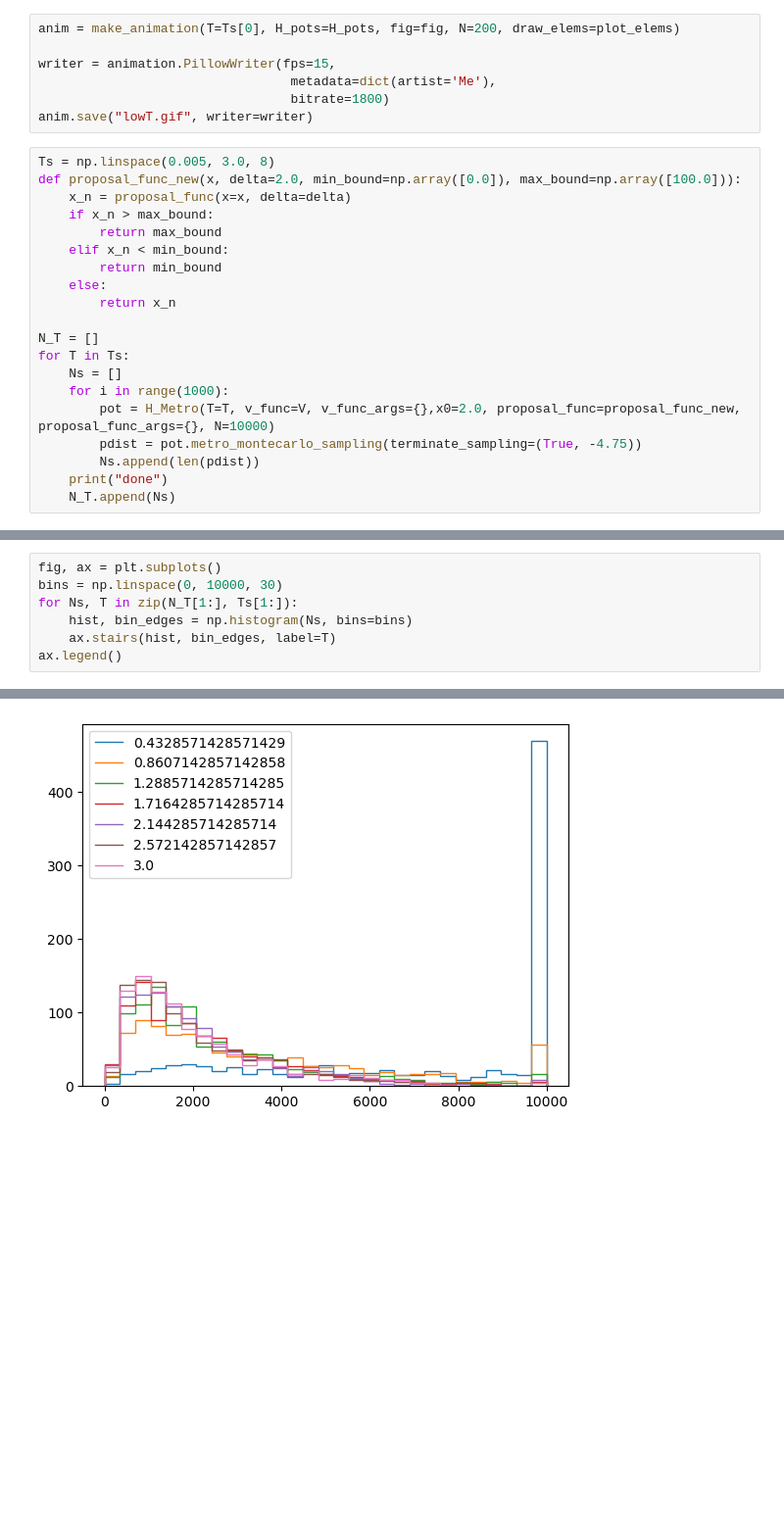
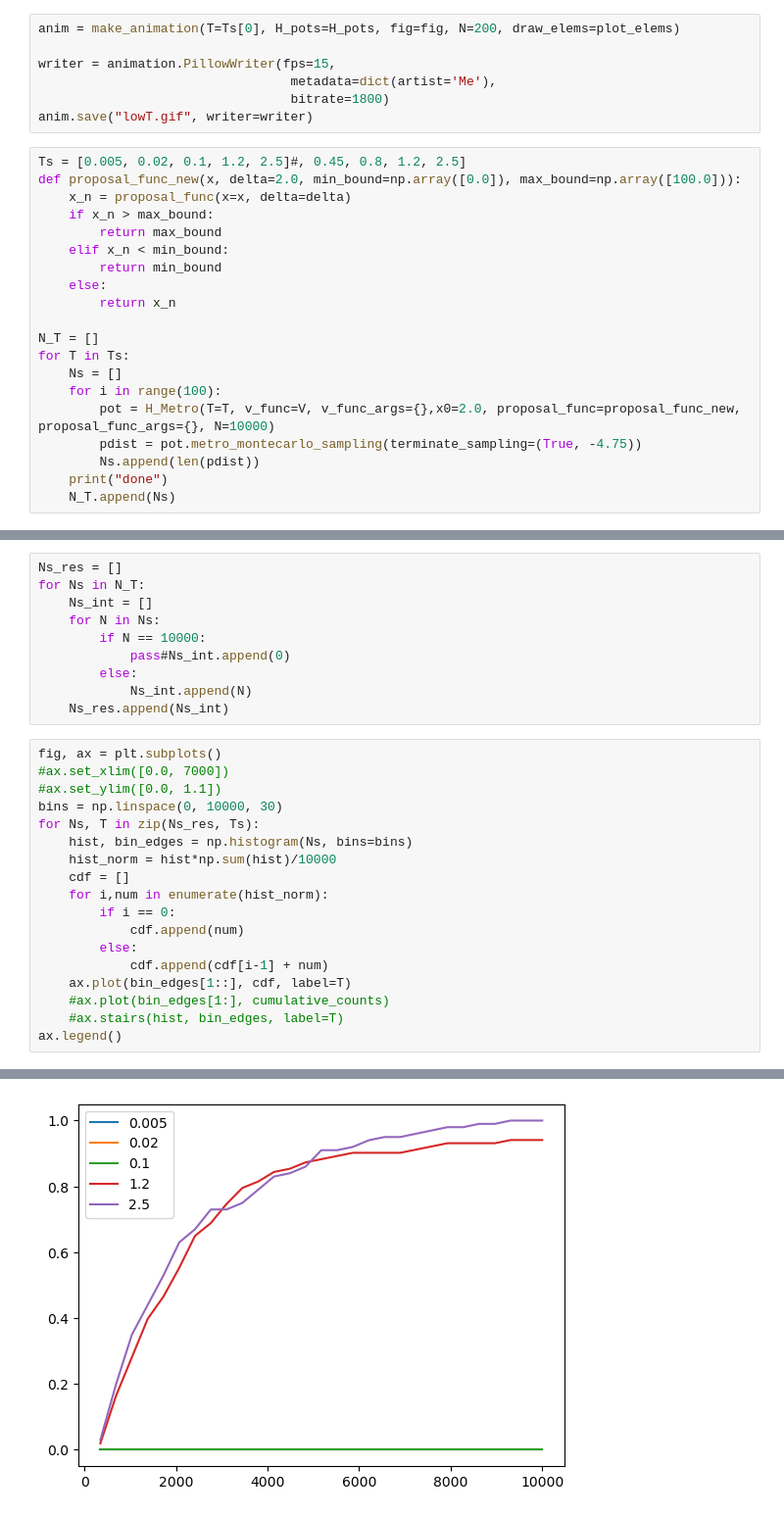
Before and after one commit to karsten3112/Computational-Physics, a Jupyter notebook: Week3/exercise 11/exercise11.ipynb, the cells around one changed output, grey strips where cells are left out. Shown at 98% size. Drawn from its saved outputs; the diff is of its cells as text; blank space fills up the shorter version.

```diff
--- a/Week3/exercise 11/exercise11.ipynb
+++ b/Week3/exercise 11/exercise11.ipynb
@@ -132,7 +132,7 @@ writer = animation.PillowWriter(fps=15,
                                  bitrate=1800)
 anim.save("lowT.gif", writer=writer)
 # %%
-Ts = np.linspace(0.005, 3.0, 8)
+Ts = [0.005, 0.02, 0.1, 1.2, 2.5]#, 0.45, 0.8, 1.2, 2.5]
 def proposal_func_new(x, delta=2.0, min_bound=np.array([0.0]), max_bound=np.array([100.0])):
     x_n = proposal_func(x=x, delta=delta)
     if x_n > max_bound:
@@ -145,7 +145,7 @@ def proposal_func_new(x, delta=2.0, min_bound=np.array([0.0]), max_bound=np.arra
 N_T = []
 for T in Ts:
     Ns = []
-    for i in range(1000):
+    for i in range(100):
         pot = H_Metro(T=T, v_func=V, v_func_args={},x0=2.0, proposal_func=proposal_func_new, proposal_func_args={}, N=10000)
         pdist = pot.metro_montecarlo_sampling(terminate_sampling=(True, -4.75))
         Ns.append(len(pdist))
@@ -167,10 +160,31 @@ print(N_T)
+# %%
+Ns_res = []
+for Ns in N_T:
+    Ns_int = []
+    for N in Ns:
+        if N == 10000:
+            pass#Ns_int.append(0)
+        else:
+            Ns_int.append(N)
+    Ns_res.append(Ns_int)
 # %%
 fig, ax = plt.subplots()
+#ax.set_xlim([0.0, 7000])
+#ax.set_ylim([0.0, 1.1])
 bins = np.linspace(0, 10000, 30)
-for Ns, T in zip(N_T[1:], Ts[1:]):
+for Ns, T in zip(Ns_res, Ts):
     hist, bin_edges = np.histogram(Ns, bins=bins)
-    ax.stairs(hist, bin_edges, label=T)
+    hist_norm = hist*np.sum(hist)/10000
+    cdf = []
+    for i,num in enumerate(hist_norm):
+        if i == 0:
+            cdf.append(num)
+        else:
+            cdf.append(cdf[i-1] + num)
+    ax.plot(bin_edges[1::], cdf, label=T)
+    #ax.plot(bin_edges[1:], cumulative_counts)
+    #ax.stairs(hist, bin_edges, label=T)
 ax.legend()
 # %% [output]
 <matplotlib.legend.Legend at 0x...>
-[figure, old version]
+[figure, new version]
```
Also changed, not shown: parts of 5 cells of this notebook, 25 other files.
